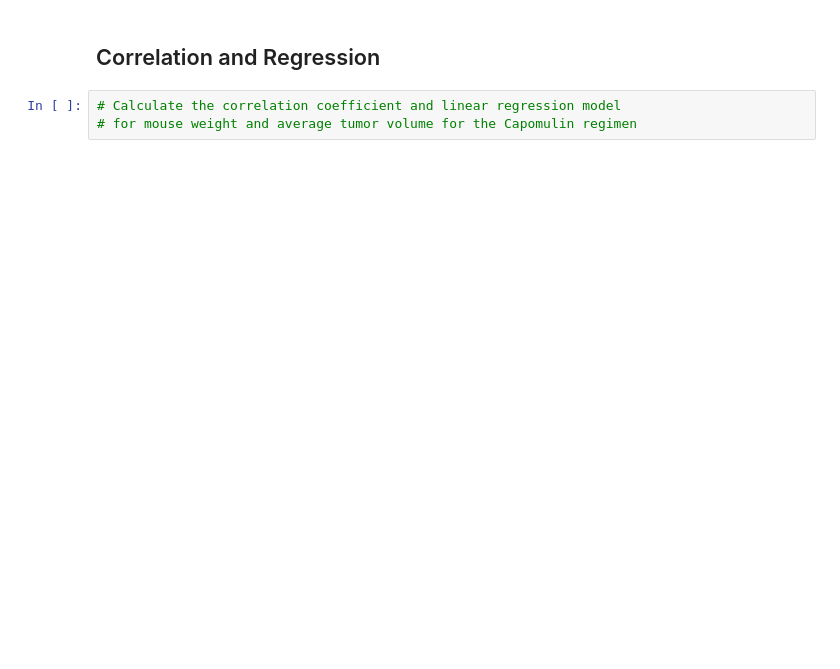
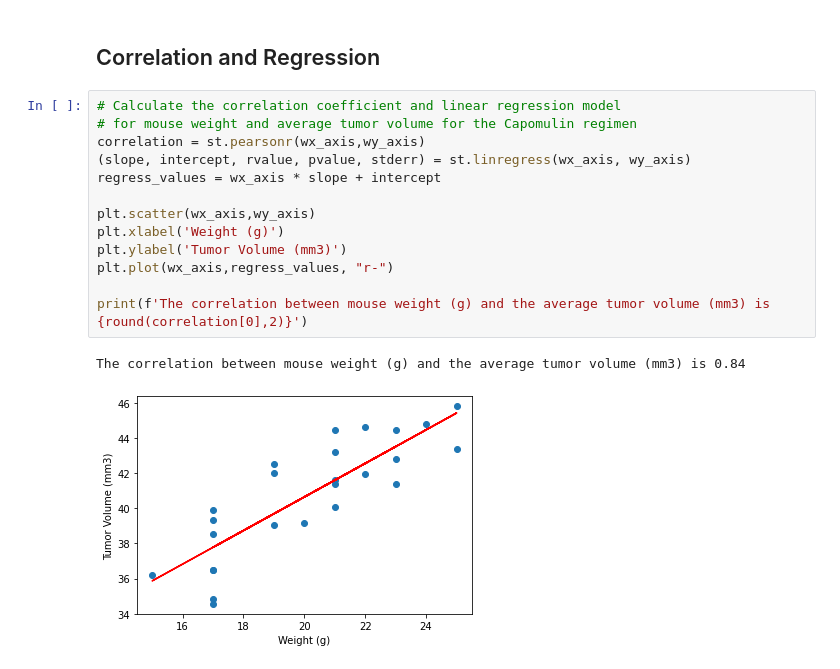
Before and after one commit to IlkayAtes11/Matplotlib-Challenge, a Jupyter notebook: Code/pymaceuticals.ipynb, the cells around one changed output. Saved outputs shown, nothing was run; the diff lists cells and outputs as text; blank space fills up the shorter version.

```diff
--- a/Code/pymaceuticals.ipynb
+++ b/Code/pymaceuticals.ipynb
@@ -326,5 +355,18 @@ plt.show()
 # %% [markdown]
 ## Correlation and Regression
-# %%
-# Calculate the correlation coefficient and linear regression model
-# for mouse weight and average tumor volume for the Capomulin regimen
+# %%
+# Calculate the correlation coefficient and linear regression model
+# for mouse weight and average tumor volume for the Capomulin regimen
+correlation = st.pearsonr(wx_axis,wy_axis)
+(slope, intercept, rvalue, pvalue, stderr) = st.linregress(wx_axis, wy_axis)
+regress_values = wx_axis * slope + intercept
+
+plt.scatter(wx_axis,wy_axis)
+plt.xlabel('Weight (g)')
+plt.ylabel('Tumor Volume (mm3)')
+plt.plot(wx_axis,regress_values, "r-")
+
+print(f'The correlation between mouse weight (g) and the average tumor volume (mm3) is {round(correlation[0],2)}')
+# %% [output]
+The correlation between mouse weight (g) and the average tumor volume (mm3) is 0.84
+[figure, added]
```
Also changed, not shown: parts of 3 cells of this notebook, 1 other file.
